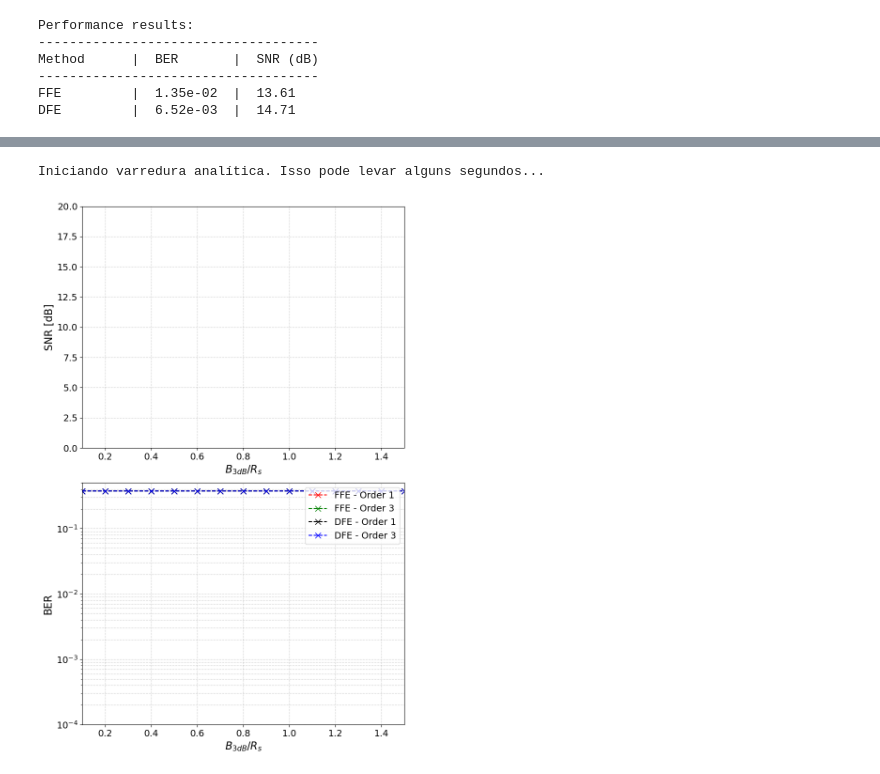
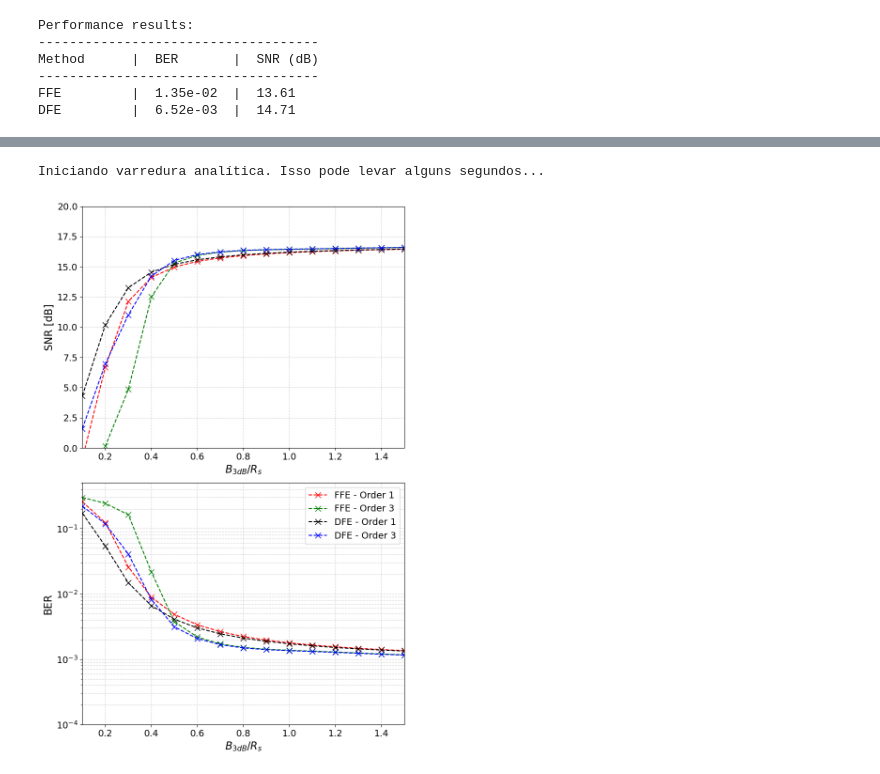
Before and after one commit to elmerfariass/Performance-Modeling-for-High-Capacity-IMDD-Systems, a Jupyter notebook: IMDD_Simulation/Section-II_Simulation.ipynb, the cells around one changed output, grey strips where cells are left out. Cells and saved outputs as stored; diff of their text form; code cells hidden in the pictures.

```diff
--- a/IMDD_Simulation/Section-II_Simulation.ipynb
+++ b/IMDD_Simulation/Section-II_Simulation.ipynb
@@ -612,14 +610,15 @@ SNR DFE: -93.03 dB | BER DFE: 3.750e-01
 # %%
-
+import numpy as np
+import matplotlib.pyplot as plt
 
 # 1. PARÂMETROS GLOBAIS E CONSTANTES
 Rs = 25e9
 pTx_dBm = 0
 pTx_W = 10**(pTx_dBm/10) * 1e-3
-ER = 6
+ER = 10**(6/10)
 R = 1.0
 N0 = 2e-19
-RIN = -140 #dB/Hz
+RIN = -140
 M = 4
 Tb = 1 / (Rs * 2)
 TX_Ts = 1 / Rs
@@ -632,9 +631,10 @@ f = np.linspace(-SIM_fmax, SIM_fmax, SIM_N + 1)
 f_int = np.linspace(-1 / (2 * TX_Ts), 1 / (2 * TX_Ts), SIM_N)
 
 # Cálculo da OMA e Níveis do PAM-4
-OMA_outer = calculate_oma_outer(pTx_W, ER)
-Ps2 = calculate_ps2(pTx_W, M, OMA_outer)
-
+OMA_outer = 2 * pTx_W * ((ER - 1) / (ER + 1))
+niveis_pam = np.linspace(-1, 1, M)
+Ps2 = pTx_W + niveis_pam * (OMA_outer / 2)
+pTx_mean_squared = np.mean(Ps2**2)
 
 # Resposta do Pulso e Ruídos Fixos (Não dependem do filtro do canal)
 Pulse = np.sinc(2 * Tb * f)
@@ -663,7 +663,7 @@ for n in orders:
         H_ch_sq = np.abs(H_ch)**2
 
         # 2. Ruído Total Global (Para plotar a curva de SNR Global)
-        S_RIN_global = calc_S_RIN(Ps2, RIN, f)
+        S_RIN_global = calc_S_RIN(pTx_mean_squared, RIN, f)
         S_N_total = calc_S_N(S_RIN_global, S_shot, S_th, H_ch_sq, 10, False)
 
         # 3. SNR Espectral (Global)
@@ -713,31 +713,31 @@ fig, axs = plt.subplots(2, 1, figsize=(8, 12))
 
 # Gráfico 1: SNR
 axs[0].plot(b_rs_ratios, results[1]['snr_ffe'], 'r--x', label='FFE - Order 1', markersize=8)
 axs[0].plot(b_rs_ratios, results[3]['snr_ffe'], 'g--x', label='FFE - Order 3', markersize=8)
 axs[0].plot(b_rs_ratios, results[1]['snr_dfe'], 'k--x', label='DFE - Order 1', markersize=8)
 axs[0].plot(b_rs_ratios, results[3]['snr_dfe'], 'b--x', label='DFE - Order 3', markersize=8)
 axs[0].set_xlabel(r'$B_{3dB}/R_s$', fontsize=16)
 axs[0].set_ylabel('SNR [dB]', fontsize=16)
 axs[0].set_ylim(0, 20)
 axs[0].set_xlim(0.1, 1.5)
 axs[0].grid(True, linestyle=':')
 axs[0].tick_params(axis='both', labelsize=14)
 
 # Gráfico 2: BER
 axs[1].semilogy(b_rs_ratios, results[1]['ber_ffe'], 'r--x', label='FFE - Order 1', markersize=8)
 axs[1].semilogy(b_rs_ratios, results[3]['ber_ffe'], 'g--x', label='FFE - Order 3', markersize=8)
 axs[1].semilogy(b_rs_ratios, results[1]['ber_dfe'], 'k--x', label='DFE - Order 1', markersize=8)
 axs[1].semilogy(b_rs_ratios, results[3]['ber_dfe'], 'b--x', label='DFE - Order 3', markersize=8)
 axs[1].set_xlabel(r'$B_{3dB}/R_s$', fontsize=16)
 axs[1].set_ylabel('BER', fontsize=16)
 axs[1].set_ylim(1e-4, 0.5)
 axs[1].set_xlim(0.1, 1.5)
 axs[1].grid(True, linestyle=':', which='both')
 axs[1].tick_params(axis='both', labelsize=14)
 axs[1].legend(fontsize=14, loc='upper right')
 
 plt.tight_layout()
 plt.show()
 # %% [output]
 Iniciando varredura analítica. Isso pode levar alguns segundos...
-[figure, old version]
+[figure, new version]
```
Also changed, not shown: parts of 2 cells of this notebook, 1 other file.
